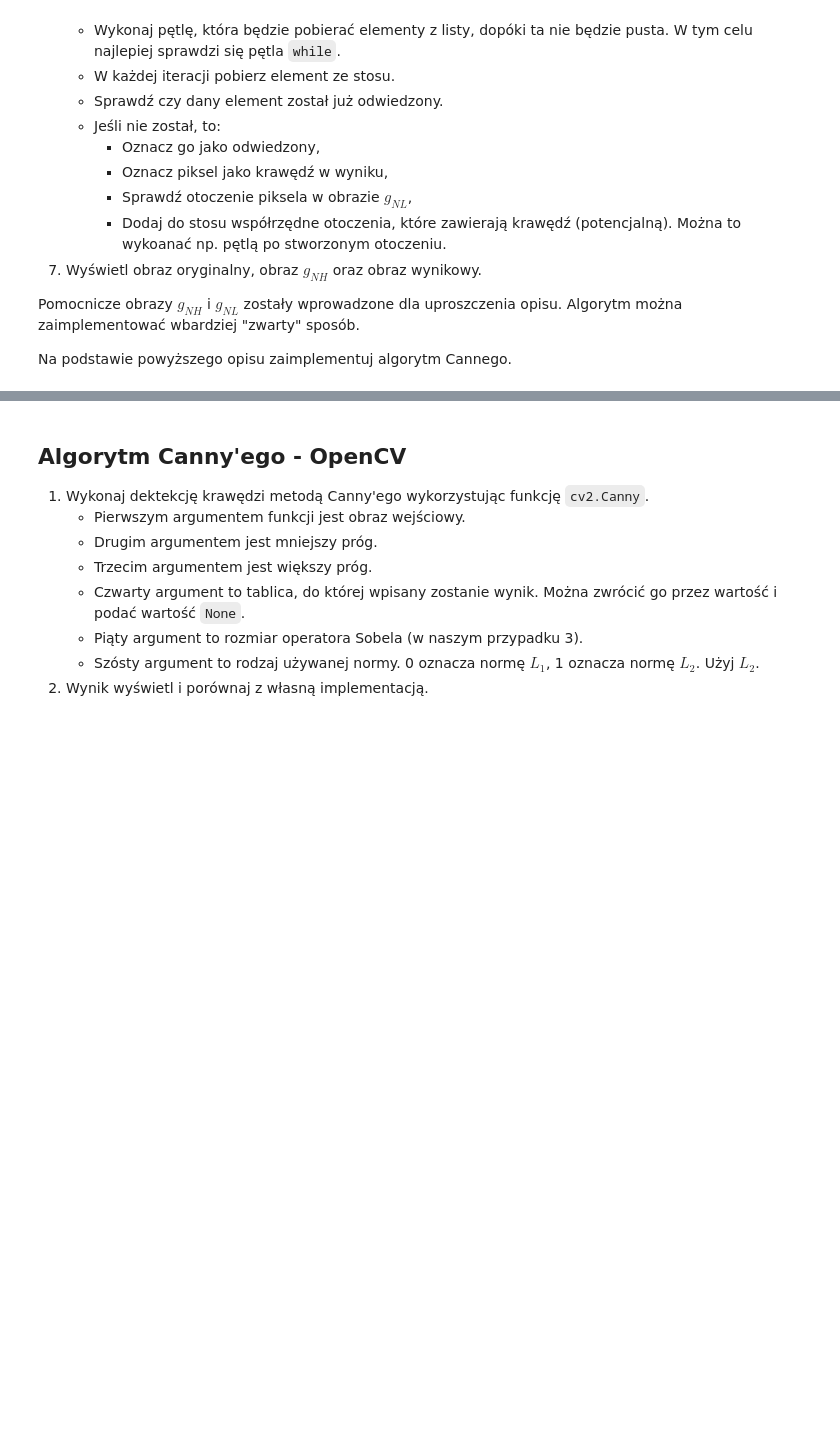
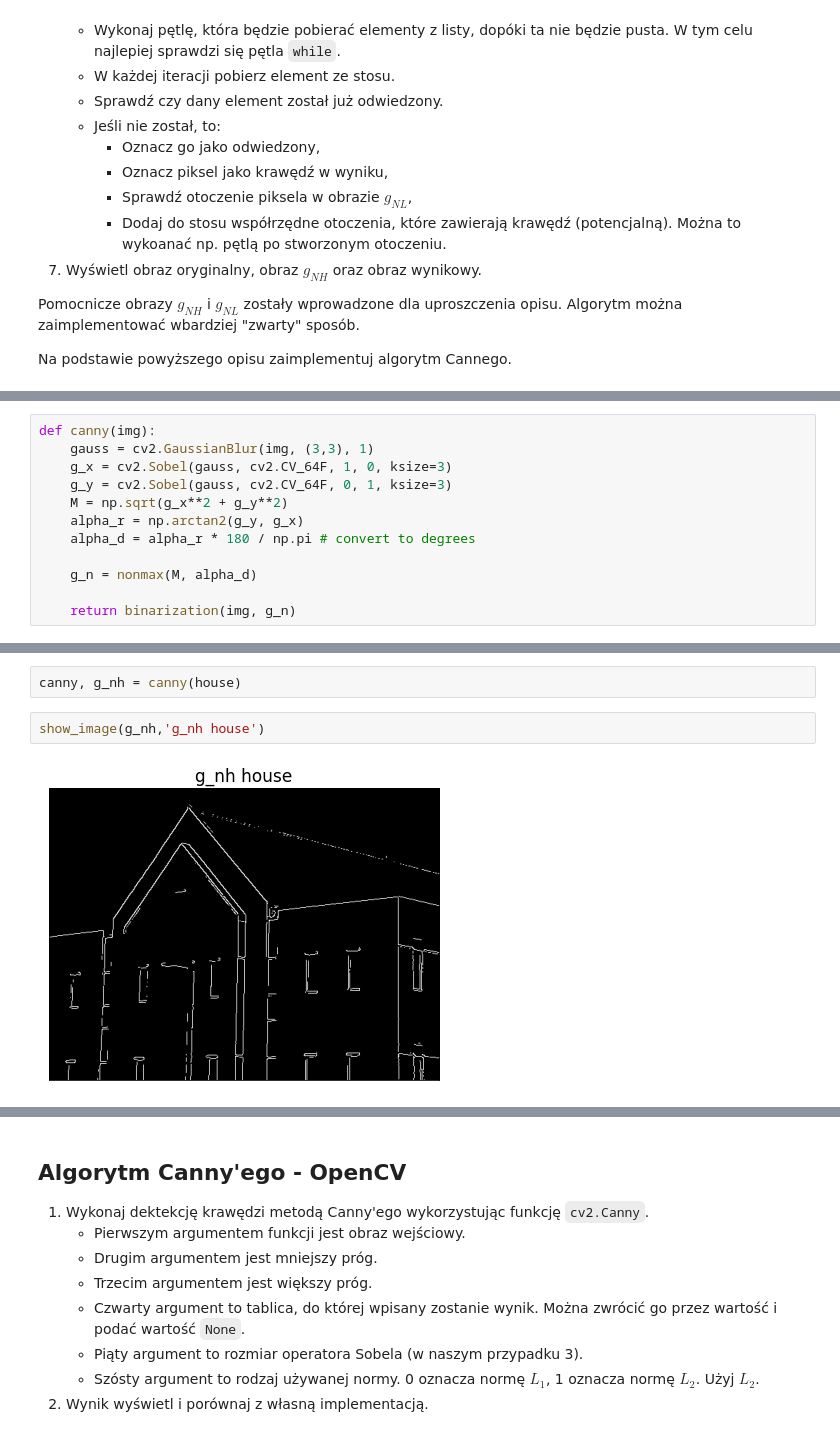
Before and after one commit to sy1wi4/WDCPO-2021, a Jupyter notebook: 09_Canny.ipynb, the cells around one changed output, grey strips where cells are left out. Saved outputs shown, nothing was run; the diff lists cells and outputs as text; blank space fills up the shorter version.

Commit message:
Canny algorithm done

```diff
--- a/09_Canny.ipynb
+++ b/09_Canny.ipynb
@@ -213,0 +270,12 @@ Na podstawie powyższego opisu zaimplementuj algorytm Cannego.
+# %%
+def canny(img):
+    gauss = cv2.GaussianBlur(img, (3,3), 1)
+    g_x = cv2.Sobel(gauss, cv2.CV_64F, 1, 0, ksize=3)
+    g_y = cv2.Sobel(gauss, cv2.CV_64F, 0, 1, ksize=3)
+    M = np.sqrt(g_x**2 + g_y**2)
+    alpha_r = np.arctan2(g_y, g_x)
+    alpha_d = alpha_r * 180 / np.pi # convert to degrees
+
+    g_n = nonmax(M, alpha_d)
+
+    return binarization(img, g_n)
@@ -213,0 +286,6 @@ Na podstawie powyższego opisu zaimplementuj algorytm Cannego.
+# %%
+canny, g_nh = canny(house)
+# %%
+show_image(g_nh,'g_nh house')
+# %% [output]
+[figure, added]
```
Also changed, not shown: parts of 10 cells of this notebook.
